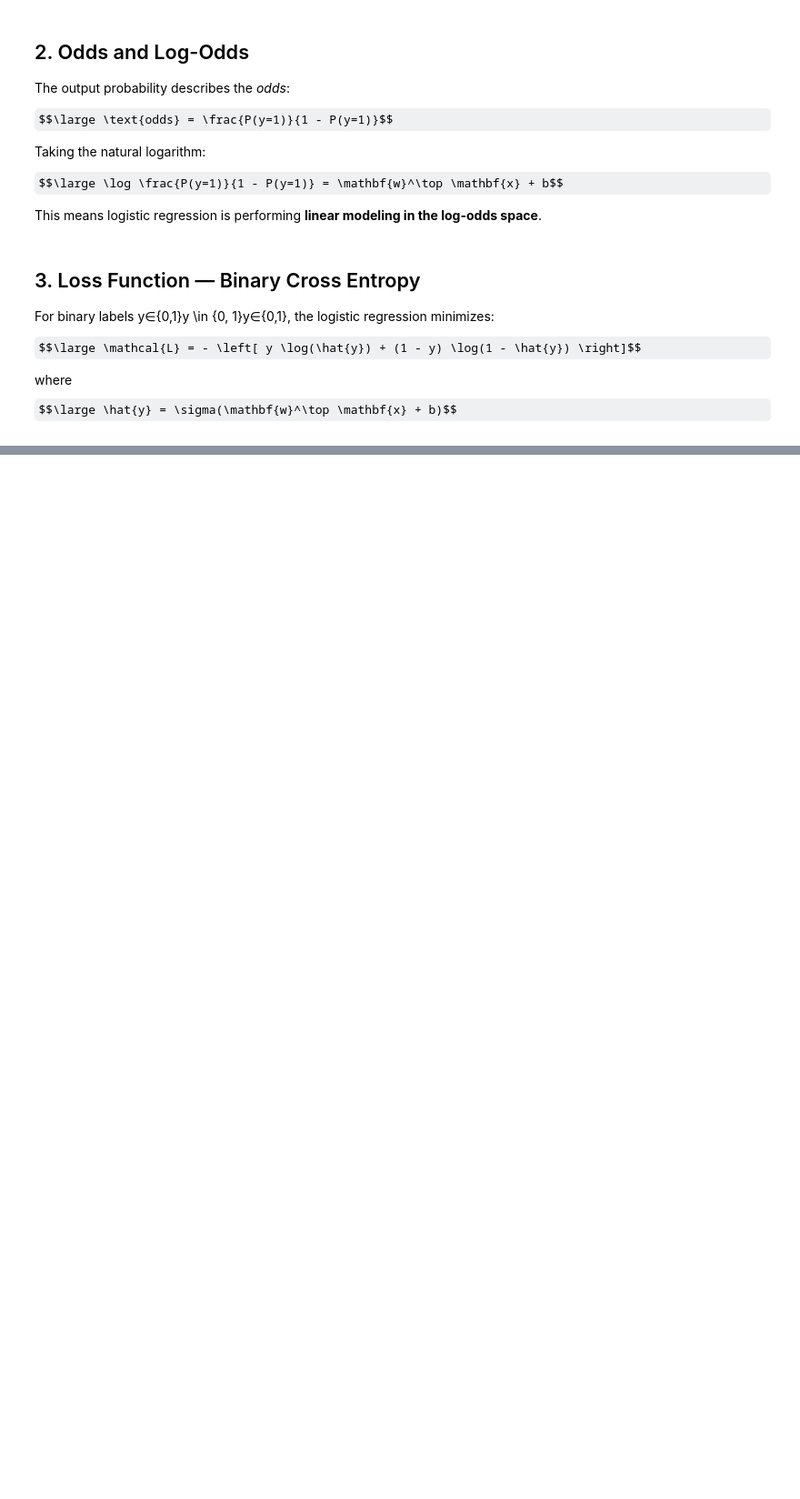
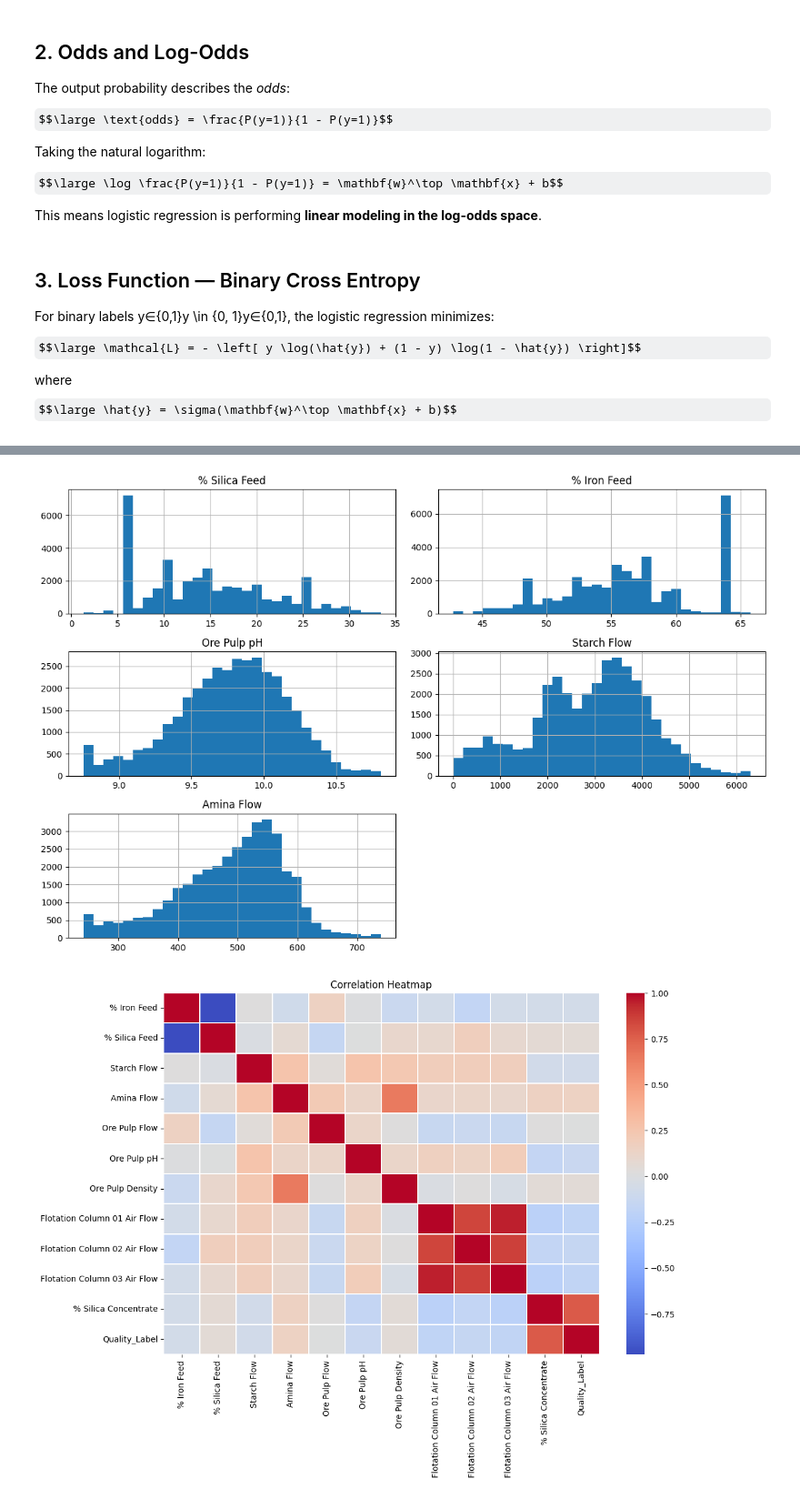
Before and after one commit to Chuangyi-Xu/INDE-577, a Jupyter notebook: examples/Supervised_Learning/Logistic_Regression/Logistic_Regression.ipynb, the cells around one changed output, grey strips where cells are left out. Shown: that part at 91% size. Cells and saved outputs as stored; diff of their text form; code cells hidden in the pictures; some formulas as TeX source; blank space fills up the shorter version.

```diff
--- a/examples/Supervised_Learning/Logistic_Regression/Logistic_Regression.ipynb
+++ b/examples/Supervised_Learning/Logistic_Regression/Logistic_Regression.ipynb
@@ -47,0 +225,13 @@ where $$\large \hat{y} = \sigma(\mathbf{w}^\top \mathbf{x} + b)$$
+# %%
+# Part 3 — Constructing the Quality Label
+
+df_model = df_clean.copy()
+
+# Target column
+target_col = "% Silica Concentrate"
+
+# Construct binary quality label using 2.0% threshold
+df_model["Quality_Label"] = (df_model[target_col] > 2.0).astype(int)
+
+# Check distribution of quality labels
+df_model["Quality_Label"].value_counts()
@@ -47,0 +255,31 @@ where $$\large \hat{y} = \sigma(\mathbf{w}^\top \mathbf{x} + b)$$
+# %%
+# Part 4 — Exploratory Data Analysis (EDA)
+
+import matplotlib.pyplot as plt
+import seaborn as sns
+
+# 1. Statistical summary
+df_model.describe()
+
+# 2. Distribution plots for a few key variables
+key_vars = ["% Silica Feed", "% Iron Feed", "Ore Pulp pH", "Starch Flow", "Amina Flow"]
+
+df_model[key_vars].hist(figsize=(12, 8), bins=30)
+plt.tight_layout()
+plt.show()
+
+# 3. Correlation matrix
+plt.figure(figsize=(12, 8))
+corr = df_model.corr(numeric_only=True)
+sns.heatmap(corr, cmap="coolwarm", linewidths=0.2)
+plt.title("Correlation Heatmap")
+plt.show()
+
+# 4. Compare distributions between Quality 0 and 1
+plt.figure(figsize=(12, 5))
+sns.boxplot(data=df_model, x="Quality_Label", y="% Silica Feed")
+plt.title("% Silica Feed vs Quality Label")
+plt.show()
+# %% [output]
+[figure, added]
+[figure, added]
```
Also changed, not shown: parts of 30 cells of this notebook, 1 other file.
